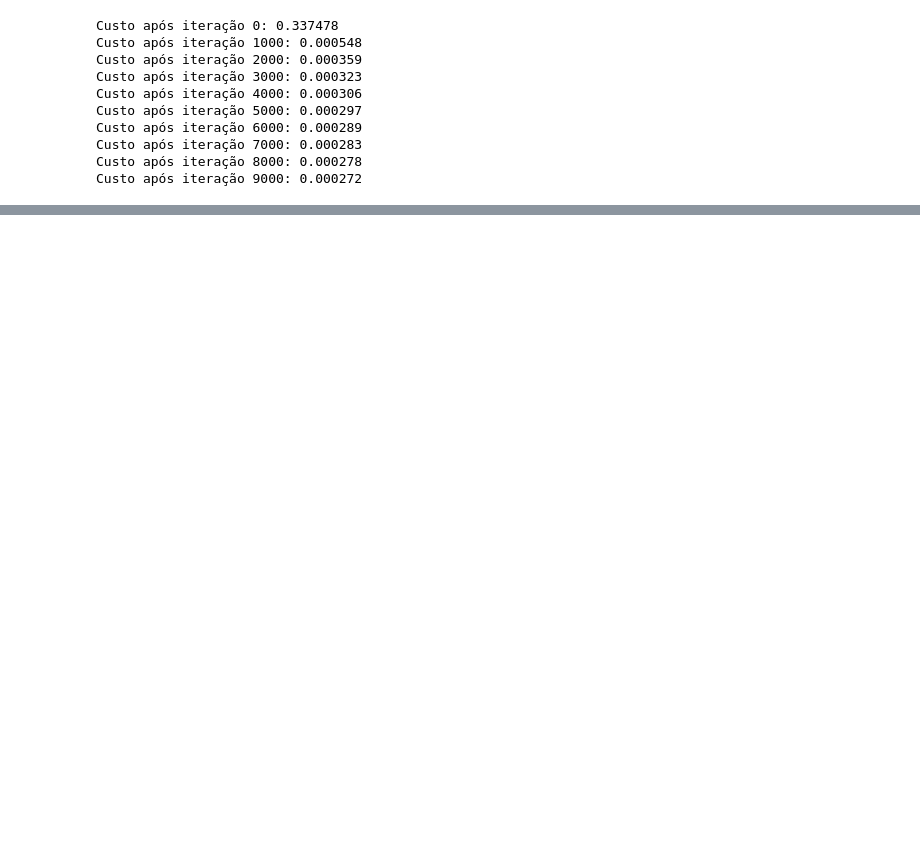
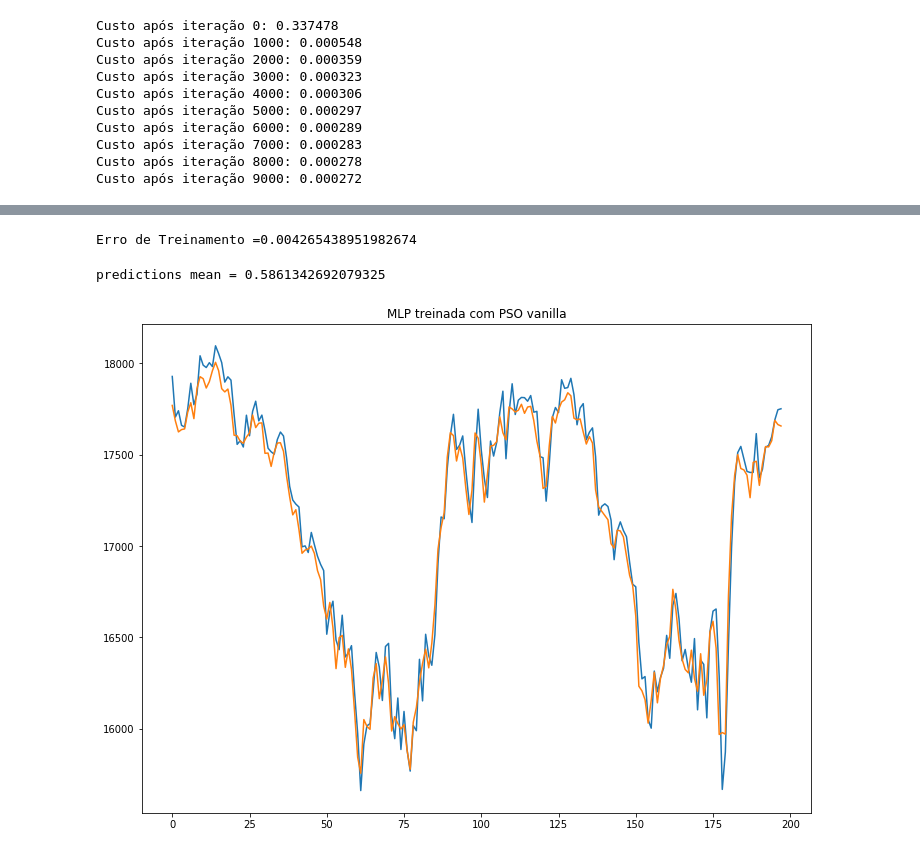
Before and after one commit to filipeclduarte/forecasting_dynamic_swarm_nn, a Jupyter notebook: artigo_swarm_nn_pso_padrao.ipynb, the cells around one changed output, grey strips where cells are left out. Cells and saved outputs as stored; diff of their text form; code cells hidden in the pictures; blank space fills up the shorter version.

```diff
--- a/artigo_swarm_nn_pso_padrao.ipynb
+++ b/artigo_swarm_nn_pso_padrao.ipynb
@@ -493,7 +505,7 @@ Custo após iteração 9000: 0.000272
 # %%
 ### Funçao do PSO ajustado para o problema de Redes Neurais
 
-def PSO(X, parameters, parameter, fun, Y, qtd_particulas, atributos_dim, parameter_dim, min, max, seed = np.random.seed(1), max_epoch=100, w=0.7, c1=0.9, c2=0.8):
+def PSO(X, parameters, parameter, fun, Y, qtd_particulas, atributos_dim, parameter_dim, min, max, seed = np.random.seed(1), max_epoch=30, w=0.7, c1=0.9, c2=0.8):
     '''
         Função do Algoritmo SWARM PSO.
         Inputs:
@@ -651,3 +678,3 @@ def nn_model_pso(X, Y, n_h, num_iterations = 100, print_cost=False):
 # %%
-parameters = nn_model_pso(X_train.T, y_train.T, n_h=4, print_cost=True)
+parameters, mse = nn_model_pso(X_train.T, y_train.T, n_h=4, print_cost=True)
 # %% [output]
@@ -654,0 +712,17 @@ ValueError: cannot reshape array of size 4 into shape (1,1)
+# %%
+print('Erro de Treinamento =' + str(mse))
+# %% [output]
+Erro de Treinamento =0.004265438951982674
+# %%
+predictions = predict2(parameters, X_test.T)
+print("predictions mean = " + str(np.mean(predictions)))
+# %% [output]
+predictions mean = 0.5861342692079325
+# %%
+pred = denormalize(df_test, predictions.T)
+# %%
+plt.plot(range(y_test.shape[0]),df_test['Close'])
+plt.plot(range(y_test.shape[0]),pred)
+plt.title('MLP treinada com PSO vanilla');
+# %% [output]
+[figure, added]
```
Also changed, not shown: parts of 6 cells of this notebook.
